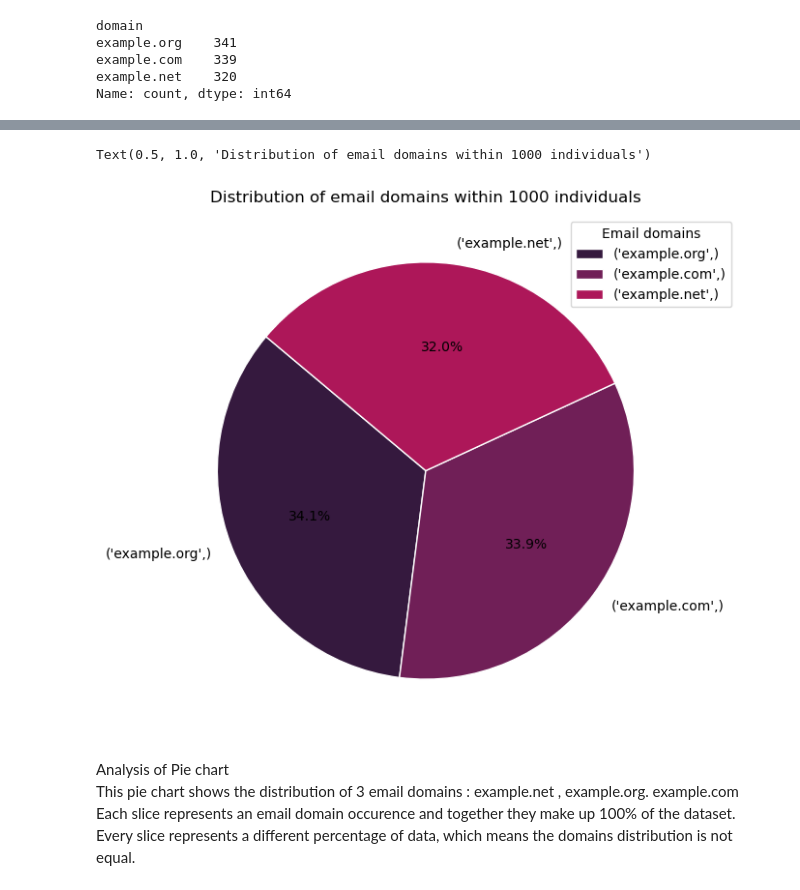
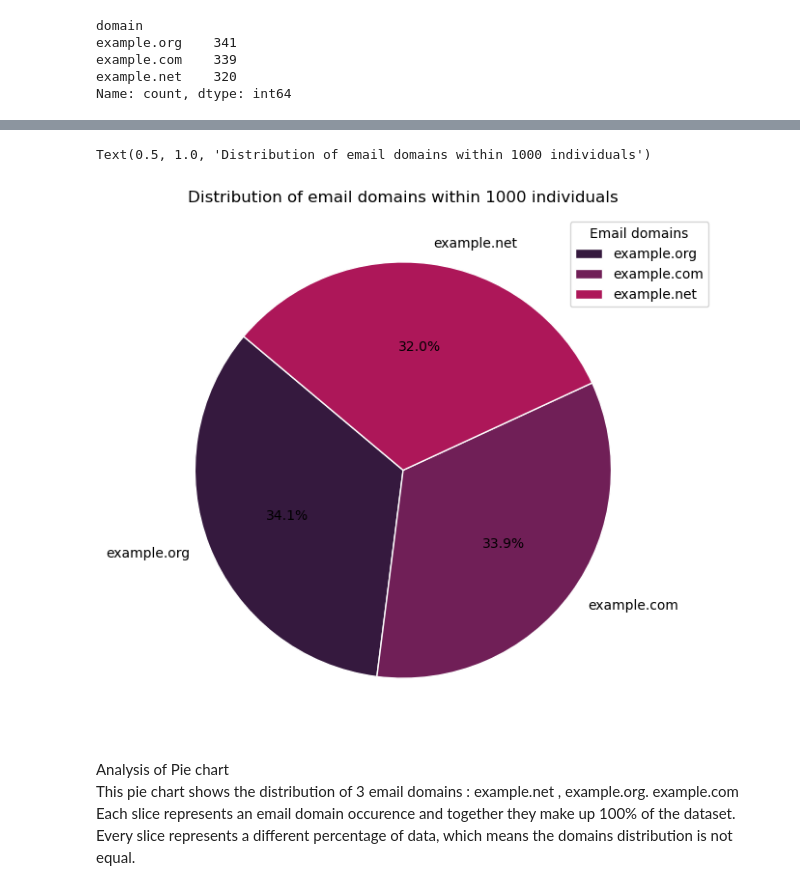
Before and after one commit to Maroua-El-Imame/programming-for-data-analytics, a Jupyter notebook: assignments/assignment03-pie.ipynb, the cells around one changed output, grey strips where cells are left out. Cells and saved outputs as stored; diff of their text form; code cells hidden in the pictures.

Commit message:
Assign 03 - Pie chart complete

```diff
--- a/assignments/assignment03-pie.ipynb
+++ b/assignments/assignment03-pie.ipynb
@@ -106,11 +110,12 @@ w3schools [Page](https://www.w3schools.com/python/matplotlib_pie_charts.asp)
 # %%
 plt.figure(figsize=(8, 7))
-plt.pie(domains_count, labels = domains_count.index,  autopct='%1.1f%%' , startangle= 140, colors=sns.color_palette('rocket'), wedgeprops={"edgecolor": "white"})
+labels = domains_count.index.get_level_values(0).tolist()
+plt.pie(domains_count, labels = labels ,  autopct='%1.1f%%' , startangle= 140, colors=sns.color_palette('rocket'), wedgeprops={"edgecolor": "white"})
 plt.legend(title='Email domains', loc='upper right', bbox_to_anchor=(1.1, 0.99))
 plt.title('Distribution of email domains within 1000 individuals')
 # %% [output]
 Text(0.5, 1.0, 'Distribution of email domains within 1000 individuals')
-[figure, old version]
+[figure, new version]
 # %% [markdown]
 Analysis of Pie chart
 This pie chart shows the distribution of 3 email domains : example.net , example.org. example.com
```
Also changed, not shown: parts of 5 cells of this notebook.
